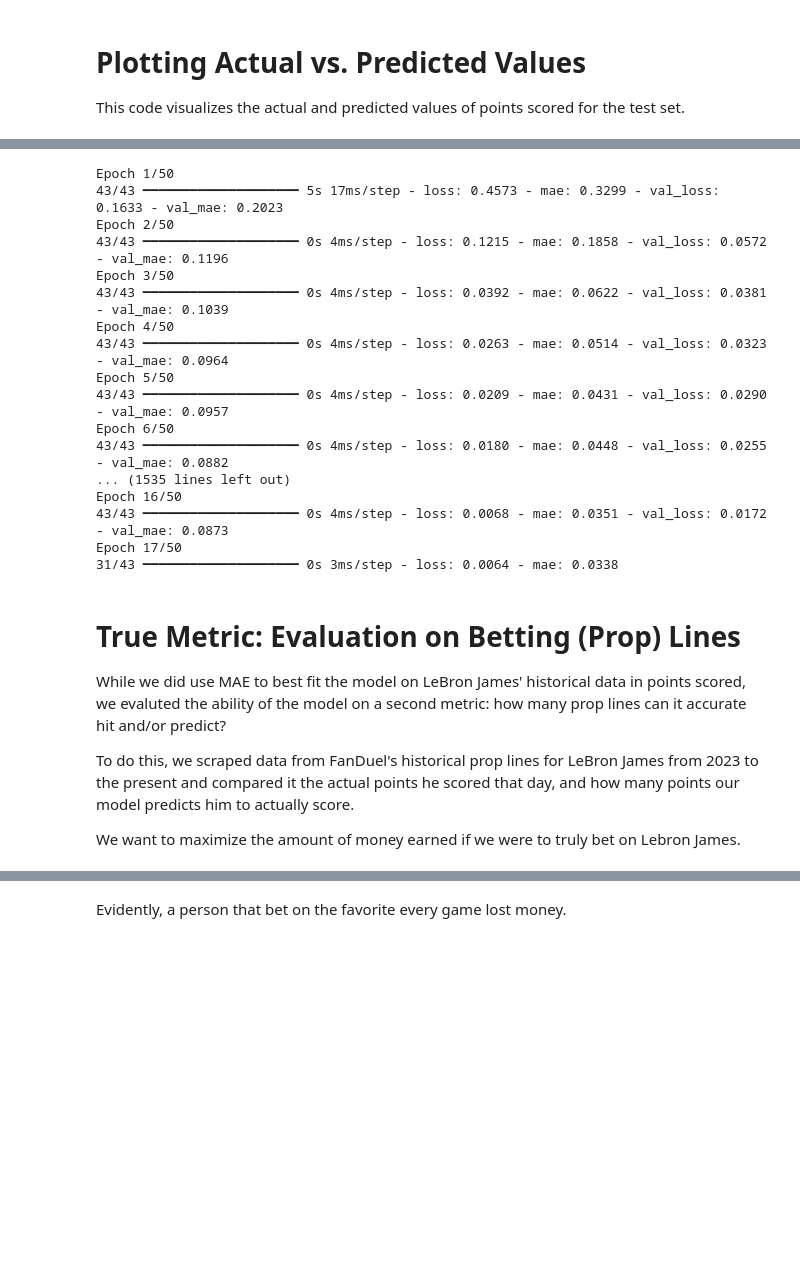
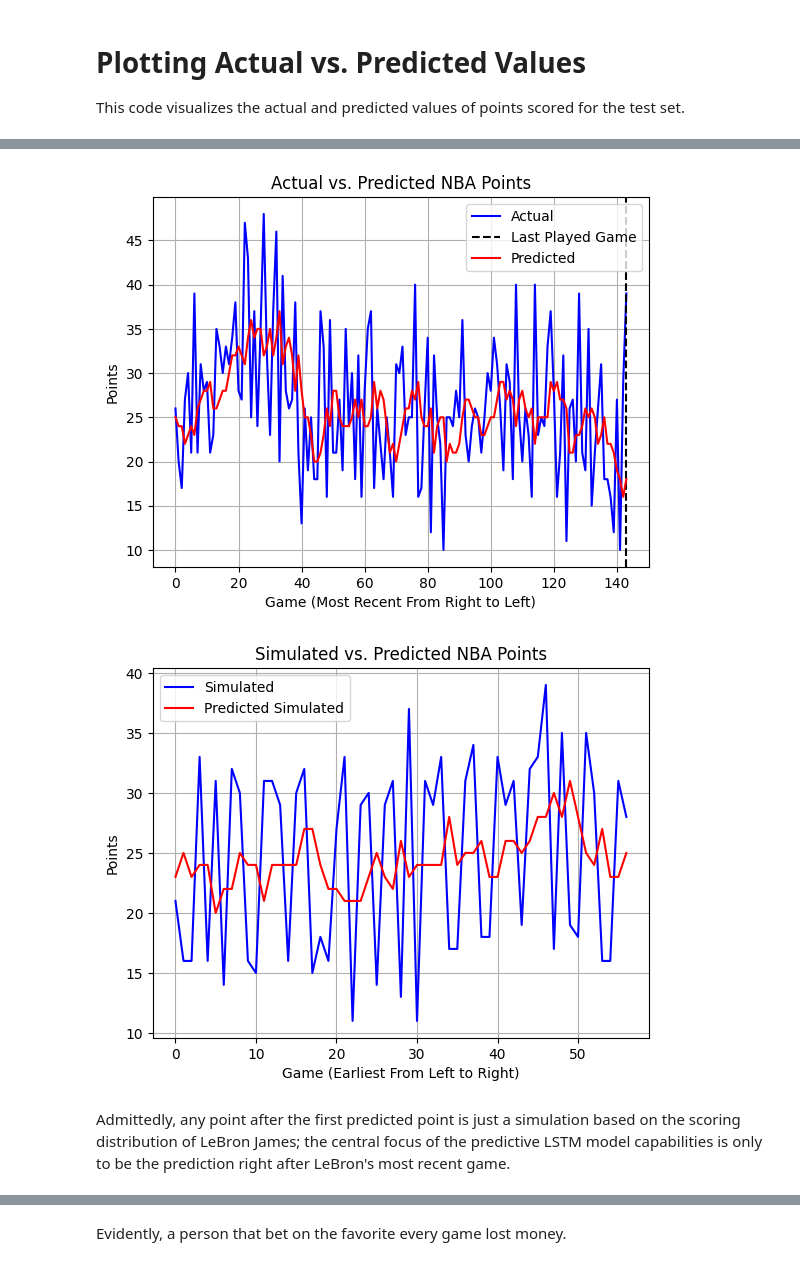
Before and after one commit to jwu04/LSTM-Project, a Jupyter notebook: LSTM.ipynb, the cells around one changed output, grey strips where cells are left out. Drawn from its saved outputs; the diff is of its cells as text; code cells hidden in the pictures; blank space fills up the shorter version.

Commit message:
add distribution prediction chart, bug fixes, and betting winnings

```diff
--- a/LSTM.ipynb
+++ b/LSTM.ipynb
@@ -112,5 +113,5 @@ This code performs several data preprocessing steps on the game log DataFrame to
 # %%
-def cleansing(df):
+def cleansing(df, betting_lines=False):
     df.drop(df.index[df['G'].isnull()], inplace = True)
 
     df['Date'] = pd.to_datetime(df['Date'])
@@ -147,6 +148,11 @@ def cleansing(df):
             days = int(days) / 365
         df.loc[i, 'Age'] = int(year) + days
 
+    if betting_lines:
+        df = df[(df['Line'] != 'Inactive') & (df['Line'].notna())]
+        df = df[(df['PTS'] != -1)]
+        df = df.drop(columns=['Age', 'Tm', 'Location', 'Opp'])
+
     df = df.astype(float)
     return df
 
@@ -432,31 +425,0 @@ Let's run 100 different trials and graph the frequency of the points predicted.
-# %%
-def get_next_game_distribution(trials=100):
-    distribution = []
-    for trial in range(trials):
-        LSTM, _ = build_LSTM()
-        predictions, actual, original_length = LSTM_Predict(
-            LSTM, df_cleaned.copy(), testX, testY, year_limit=2022, early_break=True
-        )
-        distribution.append(predictions[original_length-2])
-        if trial == trials-1:
-            return distribution, predictions, actual, original_length-2
-
-dist, predictions, actual, recent_game = get_next_game_distribution()
-# %% [output]
-Epoch 1/50
-43/43 ━━━━━━━━━━━━━━━━━━━━ 5s 17ms/step - loss: 0.4573 - mae: 0.3299 - val_loss: 0.1633 - val_mae: 0.2023
-Epoch 2/50
-43/43 ━━━━━━━━━━━━━━━━━━━━ 0s 4ms/step - loss: 0.1215 - mae: 0.1858 - val_loss: 0.0572 - val_mae: 0.1196
-Epoch 3/50
-43/43 ━━━━━━━━━━━━━━━━━━━━ 0s 4ms/step - loss: 0.0392 - mae: 0.0622 - val_loss: 0.0381 - val_mae: 0.1039
-Epoch 4/50
-43/43 ━━━━━━━━━━━━━━━━━━━━ 0s 4ms/step - loss: 0.0263 - mae: 0.0514 - val_loss: 0.0323 - val_mae: 0.0964
-Epoch 5/50
-43/43 ━━━━━━━━━━━━━━━━━━━━ 0s 4ms/step - loss: 0.0209 - mae: 0.0431 - val_loss: 0.0290 - val_mae: 0.0957
-Epoch 6/50
-43/43 ━━━━━━━━━━━━━━━━━━━━ 0s 4ms/step - loss: 0.0180 - mae: 0.0448 - val_loss: 0.0255 - val_mae: 0.0882
-... (1535 lines left out)
-Epoch 16/50
-43/43 ━━━━━━━━━━━━━━━━━━━━ 0s 4ms/step - loss: 0.0068 - mae: 0.0351 - val_loss: 0.0172 - val_mae: 0.0873
-Epoch 17/50
-31/43 ━━━━━━━━━━━━━━━━━━━━ 0s 3ms/step - loss: 0.0064 - mae: 0.0338
@@ -480,7 +426,29 @@ plt.show()
-# %% [markdown]
-# True Metric: Evaluation on Betting (Prop) Lines
-While we did use MAE to best fit the model on LeBron James' historical data in points scored, we evaluted the ability of the model on a second metric: how many prop lines can it accurate hit and/or predict?
-
-To do this, we scraped data from FanDuel's historical prop lines for LeBron James from 2023 to the present and compared it the actual points he scored that day, and how many points our model predicts him to actually score.
-
-We want to maximize the amount of money earned if we were to truly bet on Lebron James.
+# %%
+plt.plot(actual[:recent_game+1], label='Actual', color='blue')
+plt.axvline(x=recent_game, color='black', linestyle='--', label='Last Played Game')
+plt.plot(predictions[:recent_game+1], label='Predicted', color='red')
+
+plt.title('Actual vs. Predicted NBA Points')
+plt.xlabel('Game (Most Recent From Right to Left)')
+plt.ylabel('Points')
+plt.legend(loc='upper right')
+plt.grid(True)
+
+plt.show()
+# %% [output]
+[figure, added]
+# %%
+plt.plot(actual[recent_game+1:], label='Simulated', color='blue')
+plt.plot(predictions[recent_game+1:], label='Predicted Simulated', color='red')
+
+plt.title('Simulated vs. Predicted NBA Points')
+plt.xlabel('Game (Earliest From Left to Right)')
+plt.ylabel('Points')
+plt.legend(loc='upper left')
+plt.grid(True)
+
+plt.show()
+# %% [output]
+[figure, added]
+# %% [markdown]
+Admittedly, any point after the first predicted point is just a simulation based on the scoring distribution of LeBron James; the central focus of the predictive LSTM model capabilities is only to be the prediction right after LeBron's most recent game.
```
Also changed, not shown: parts of 34 cells of this notebook.
